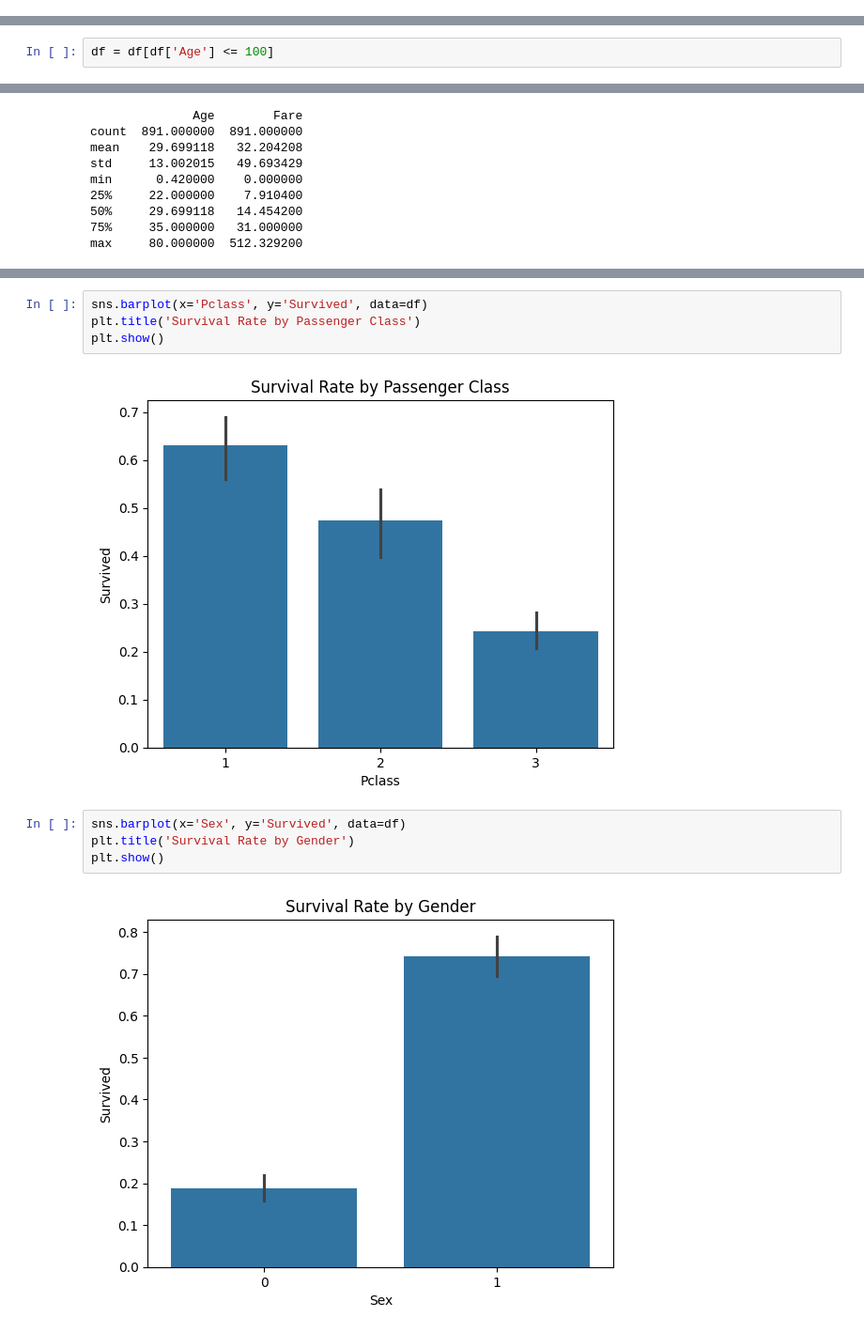
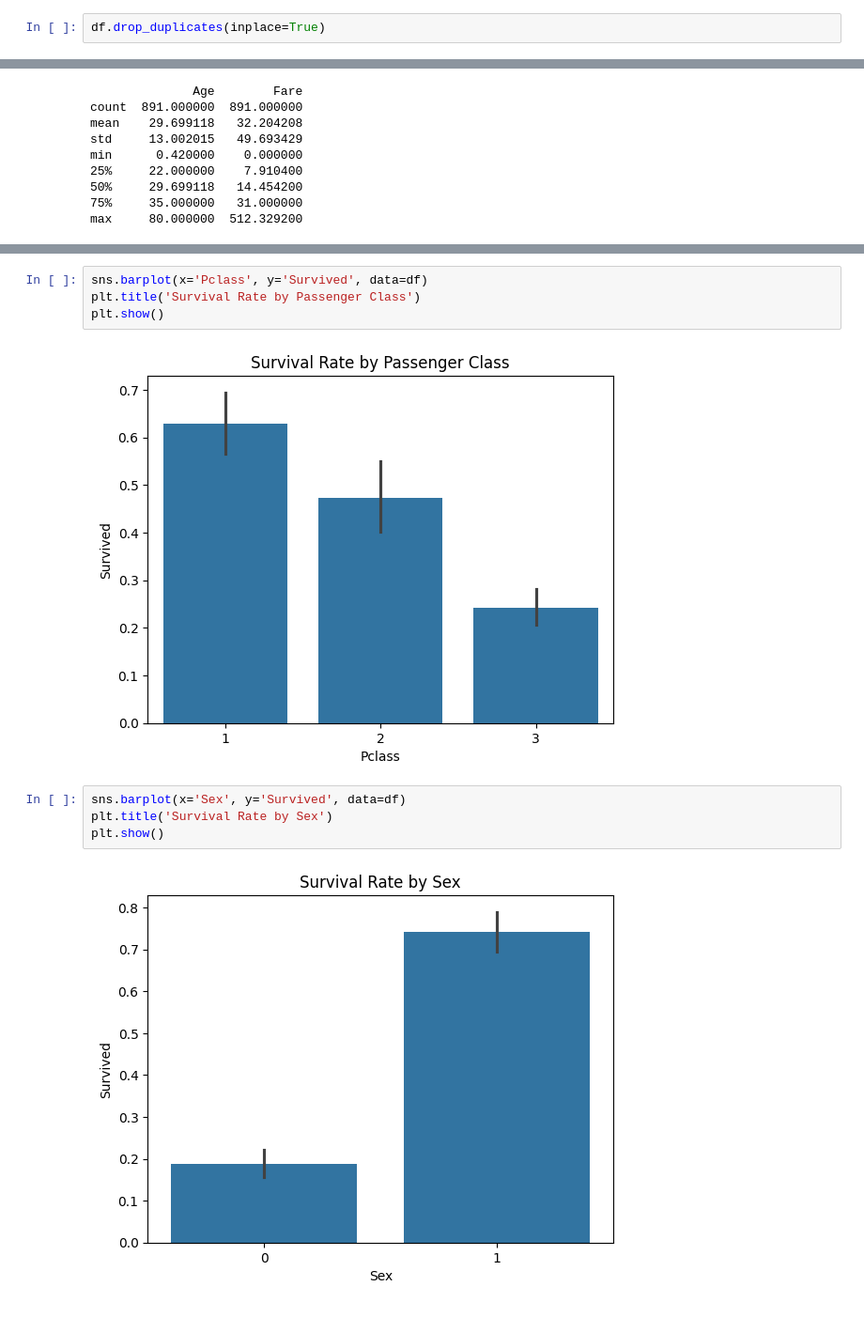
Before and after one commit to tishamae19/Tisha-Mae, a Jupyter notebook: Titanic.ipynb, the cells around one changed output, grey strips where cells are left out. Shown at 94% size. Saved outputs shown, nothing was run; the diff lists cells and outputs as text.

```diff
--- a/Titanic.ipynb
+++ b/Titanic.ipynb
@@ -6,0 +42,2 @@ df = pd.read_csv('https://raw.githubusercontent.com/datasciencedojo/datasets/mas
+# %%
+df.drop_duplicates(inplace=True)
@@ -36,4 +134,2 @@ df['Sex'] = df['Sex'].map({'male': 0, 'female': 1})
 # %%
 df['Age'].fillna(df['Age'].mean(), inplace=True)
-# %%
-df = df[df['Age'] <= 100]
@@ -70,10 +203,10 @@ sns.barplot(x='Pclass', y='Survived', data=df)
 plt.title('Survival Rate by Passenger Class')
 plt.show()
 # %% [output]
-[figure, old version]
+[figure, new version]
 # %%
 sns.barplot(x='Sex', y='Survived', data=df)
-plt.title('Survival Rate by Gender')
+plt.title('Survival Rate by Sex')
 plt.show()
 # %% [output]
-[figure, old version]
+[figure, new version]
```
Also changed, not shown: parts of 16 cells of this notebook.
